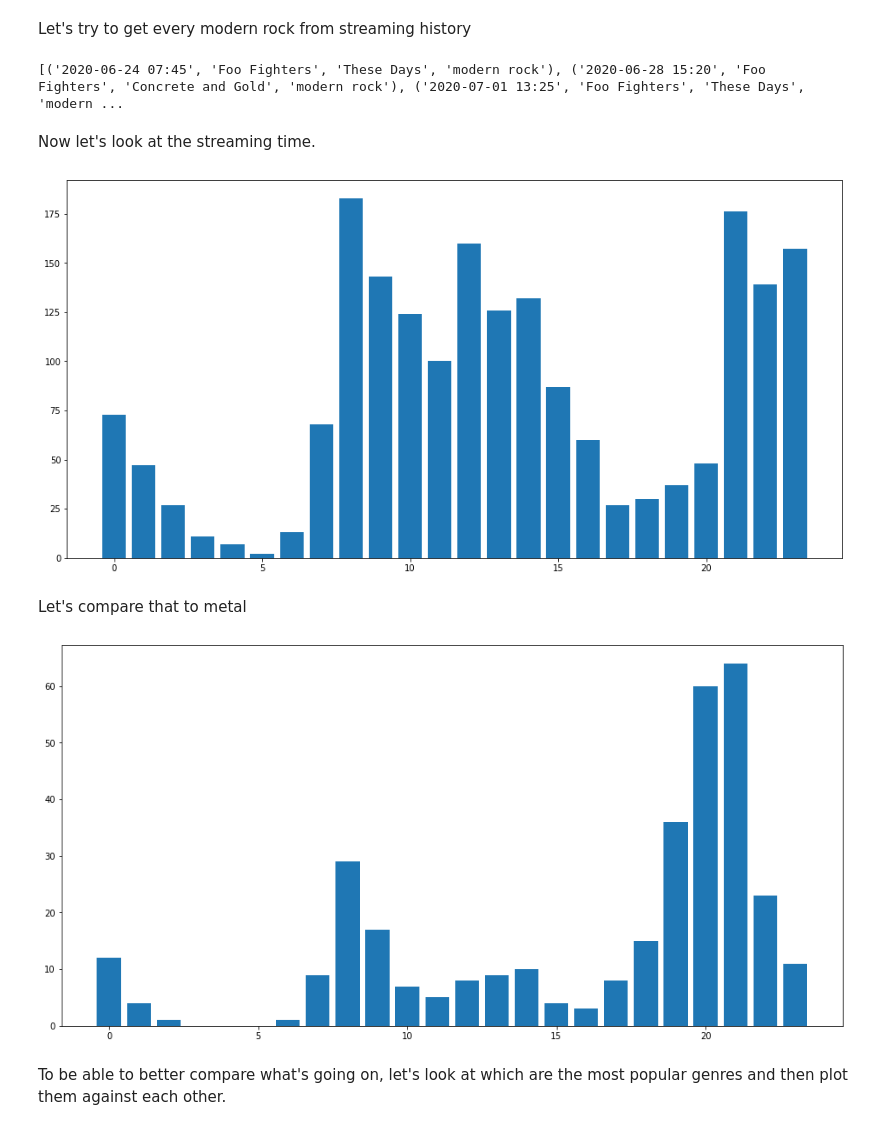
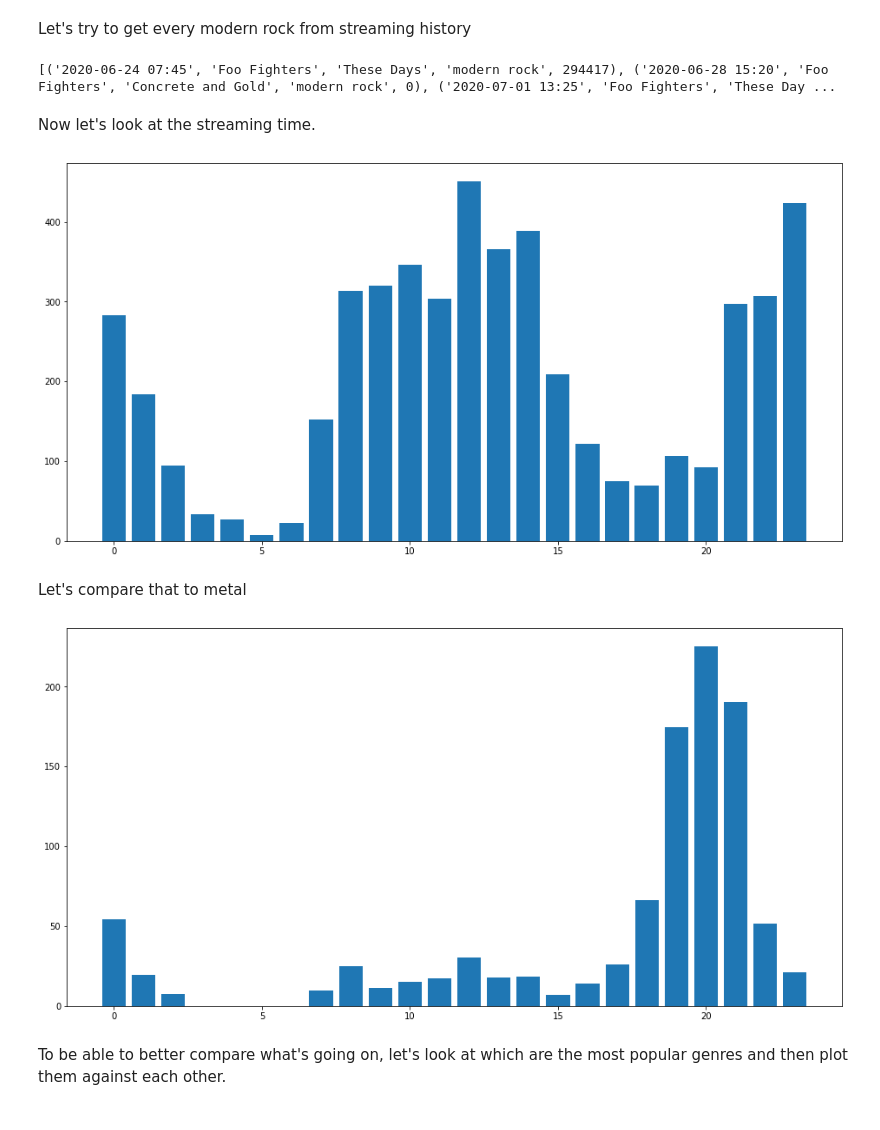
Before and after one commit to TimoBl/Spotify-Data-Analysis, a Jupyter notebook: Spotify_Data_Analysis.ipynb, the cells around one changed output. Cells and saved outputs as stored; diff of their text form; code cells hidden in the pictures.

```diff
--- a/Spotify_Data_Analysis.ipynb
+++ b/Spotify_Data_Analysis.ipynb
@@ -135,7 +127,7 @@ for r in res:
 Let's try to get every modern rock from streaming history
 # %%
 def getGenreStreamingHistory(genre):
-  cmd = """ SELECT streaming_history.endTime, streaming_history.artistName, streaming_history.trackName, artist_genres.genreName
+  cmd = """ SELECT streaming_history.endTime, streaming_history.artistName, streaming_history.trackName, artist_genres.genreName, streaming_history.msPlayed
             FROM streaming_history
             INNER JOIN artist_genres ON streaming_history.artistName=artist_genres.artistName
             WHERE artist_genres.genreName='""" + genre + "';"
@@ -146,41 +138,51 @@ def getGenreStreamingHistory(genre):
 modern_rock_streaming_history = getGenreStreamingHistory("modern rock")
 print(modern_rock_streaming_history[:3])
 # %% [output]
-[('2020-06-24 07:45', 'Foo Fighters', 'These Days', 'modern rock'), ('2020-06-28 15:20', 'Foo Fighters', 'Concrete and Gold', 'modern rock'), ('2020-07-01 13:25', 'Foo Fighters', 'These Days', 'modern ...
+[('2020-06-24 07:45', 'Foo Fighters', 'These Days', 'modern rock', 294417), ('2020-06-28 15:20', 'Foo Fighters', 'Concrete and Gold', 'modern rock', 0), ('2020-07-01 13:25', 'Foo Fighters', 'These Day ...
 # %% [markdown]
 Now let's look at the streaming time.
 # %%
 from datetime import datetime
 import matplotlib.pyplot as plt
 
-
-def getHourlyStreamingHistory(time):
+def getHourlyStreamingHistoryCount(time):
   hours = [0 for y in range(24)]
 
   for t in time:
     date = datetime.strptime(t[0], '%Y-%m-%d %H:%M')
     hours[date.hour] += 1
+
+  return hours
+
+def getHourlyStreamingHistoryTime(time):
+  hours = [0 for y in range(24)]
+
+  for t in time:
+    date = datetime.strptime(t[0], '%Y-%m-%d %H:%M')
+    sec = t[4] / 1000 #seconds played
+    min = sec / 60 #minute played
+    hours[date.hour] += min
 
   return hours
 
 def plotHourlyStreamingHistory(hours):
   y = [y for y in range(24)]
   fig, ax = plt.subplots(figsize=(16, 8))
   ax.bar(y, hours)
   plt.show()
 
-modern_rock_hourly_history = getHourlyStreamingHistory(modern_rock_streaming_history)
+modern_rock_hourly_history = getHourlyStreamingHistoryTime(modern_rock_streaming_history)
 plotHourlyStreamingHistory(modern_rock_hourly_history)
 # %% [output]
-[figure, old version]
+[figure, new version]
 # %% [markdown]
 Let's compare that to metal
 # %%
 heavy_metal_streaming_history = getGenreStreamingHistory("metal")
-heavy_metal_hourly_history = getHourlyStreamingHistory(heavy_metal_streaming_history)
+heavy_metal_hourly_history = getHourlyStreamingHistoryTime(heavy_metal_streaming_history)
 plotHourlyStreamingHistory(heavy_metal_hourly_history)
 # %% [output]
-[figure, old version]
+[figure, new version]
 # %% [markdown]
 To be able to better compare what's going on, let's look at which are the most popular genres and then plot them against each other.
 # %%
```
Also changed, not shown: parts of 36 cells of this notebook.
